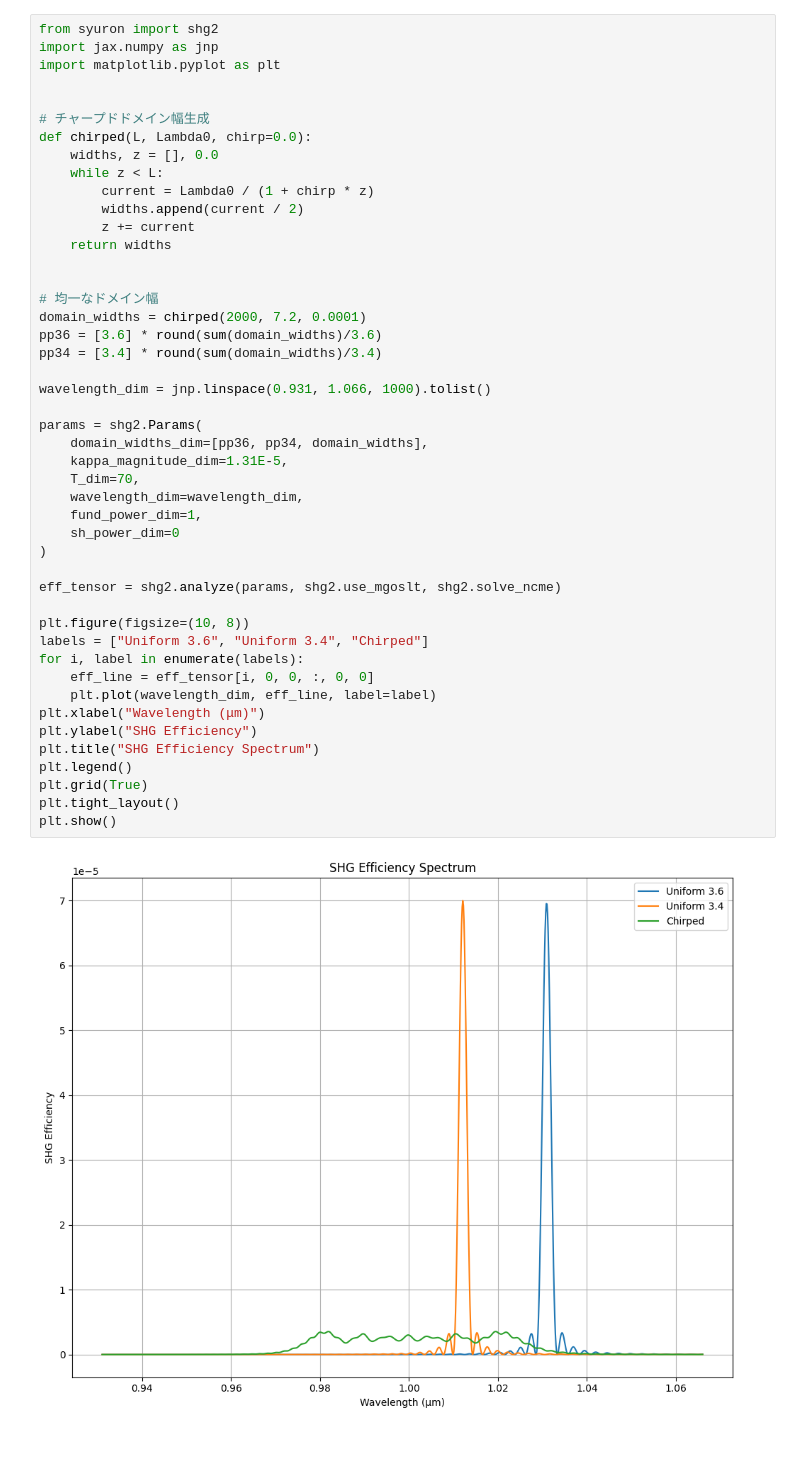
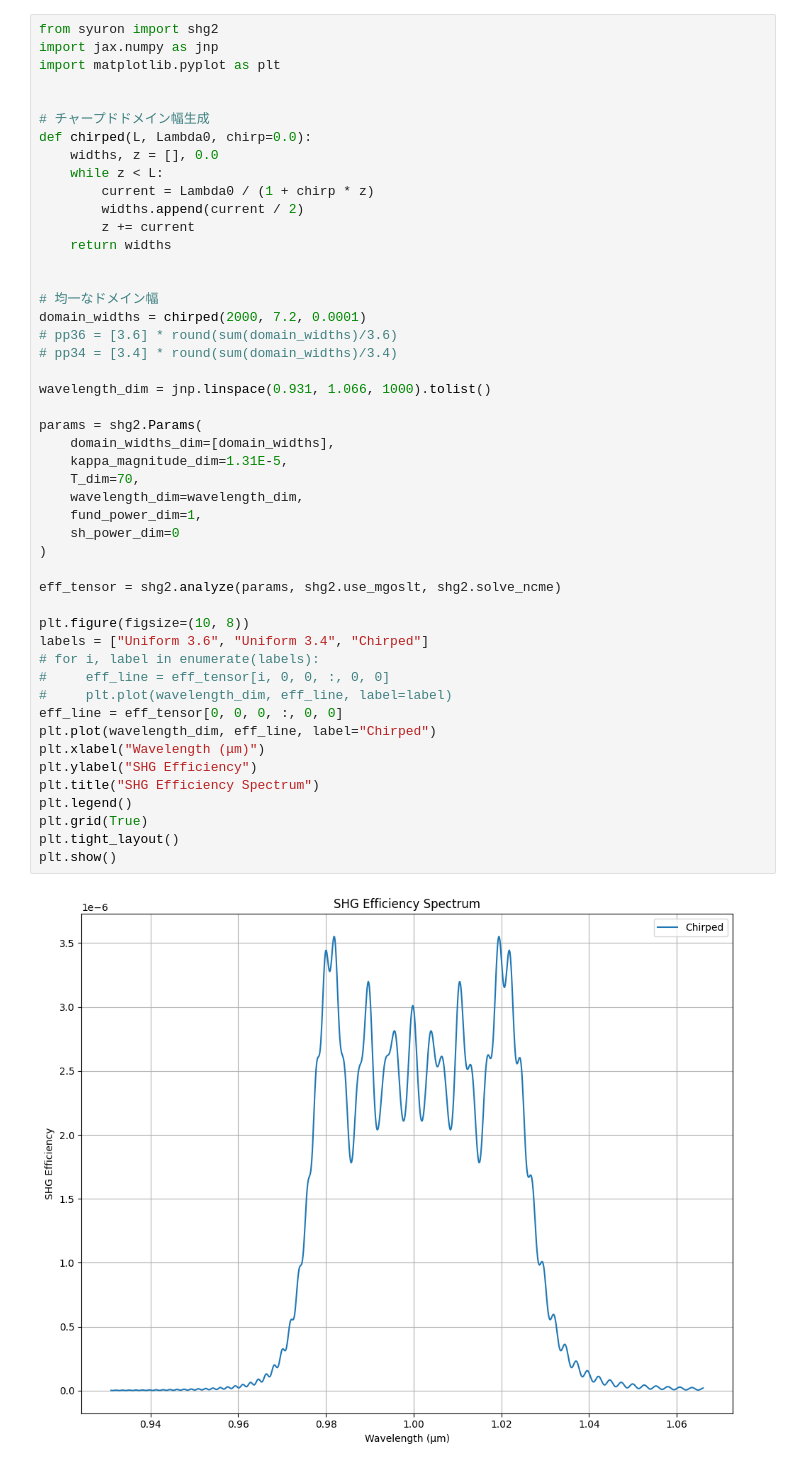
Before and after one commit to Xo1otl/mictlan, a Jupyter notebook: research/syuron/examples/shg2.ipynb, the cells around one changed output. Cells and saved outputs as stored; diff of their text form.

```diff
--- a/research/syuron/examples/shg2.ipynb
+++ b/research/syuron/examples/shg2.ipynb
@@ -12,37 +12,39 @@ def chirped(L, Lambda0, chirp=0.0):
         widths.append(current / 2)
         z += current
     return widths
 
 
 # 均一なドメイン幅
 domain_widths = chirped(2000, 7.2, 0.0001)
-pp36 = [3.6] * round(sum(domain_widths)/3.6)
-pp34 = [3.4] * round(sum(domain_widths)/3.4)
+# pp36 = [3.6] * round(sum(domain_widths)/3.6)
+# pp34 = [3.4] * round(sum(domain_widths)/3.4)
 
 wavelength_dim = jnp.linspace(0.931, 1.066, 1000).tolist()
 
 params = shg2.Params(
-    domain_widths_dim=[pp36, pp34, domain_widths],
+    domain_widths_dim=[domain_widths],
     kappa_magnitude_dim=1.31E-5,
     T_dim=70,
     wavelength_dim=wavelength_dim,
     fund_power_dim=1,
     sh_power_dim=0
 )
 
 eff_tensor = shg2.analyze(params, shg2.use_mgoslt, shg2.solve_ncme)
 
 plt.figure(figsize=(10, 8))
 labels = ["Uniform 3.6", "Uniform 3.4", "Chirped"]
-for i, label in enumerate(labels):
-    eff_line = eff_tensor[i, 0, 0, :, 0, 0]
-    plt.plot(wavelength_dim, eff_line, label=label)
+# for i, label in enumerate(labels):
+#     eff_line = eff_tensor[i, 0, 0, :, 0, 0]
+#     plt.plot(wavelength_dim, eff_line, label=label)
+eff_line = eff_tensor[0, 0, 0, :, 0, 0]
+plt.plot(wavelength_dim, eff_line, label="Chirped")
 plt.xlabel("Wavelength (μm)")
 plt.ylabel("SHG Efficiency")
 plt.title("SHG Efficiency Spectrum")
 plt.legend()
 plt.grid(True)
 plt.tight_layout()
 plt.show()
 # %% [output]
-[figure, old version]
+[figure, new version]
```
Also changed, not shown: 2 other files.
